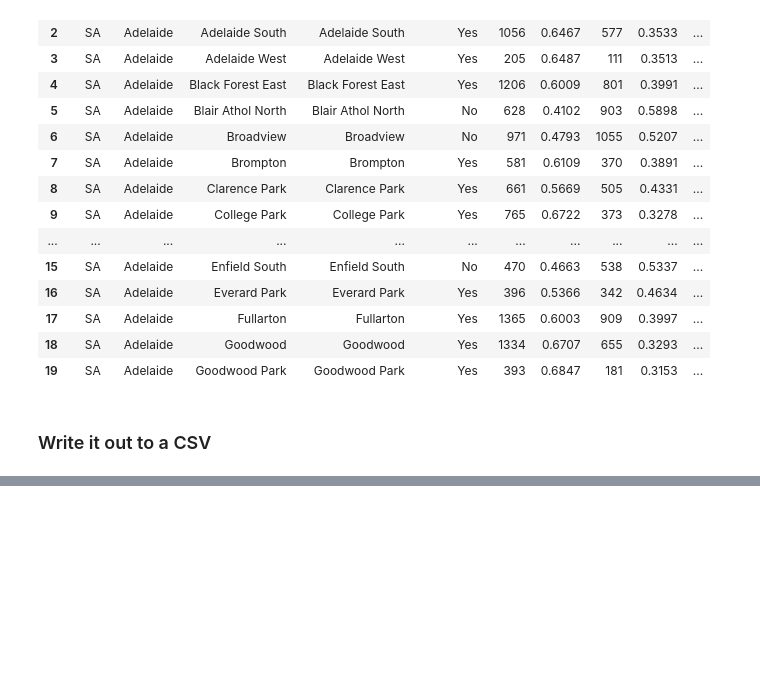
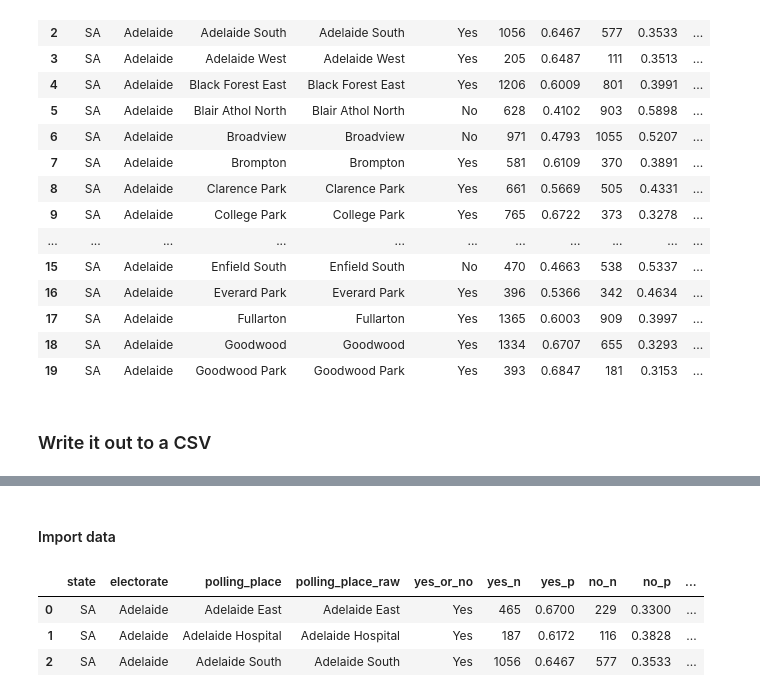
Before and after one commit to jaketclarke/australian_referenda, a Jupyter notebook: referenda_data_cleanup.ipynb, the cells around one changed output, grey strips where cells are left out. Drawn from its saved outputs; the diff is of its cells as text; code cells hidden in the pictures; blank space fills up the shorter version.

Commit message:
Moved group results by polling place code to data cleanup notebook

```diff
--- a/referenda_data_cleanup.ipynb
+++ b/referenda_data_cleanup.ipynb
@@ -421,0 +428,17 @@ df_republic.to_csv(
+# %% [markdown]
+#### Import data
+# %%
+# import data
+filepath = '1999_referenda_output/republic_referendum_by_electorate_by_polling_place.csv'
+
+df_republic = pd.read_csv(
+    filepath
+)
+
+# see import
+df_republic.head(3)
+# %% [output]
+|  | state | electorate | polling_place | polling_place_raw | yes_or_no | yes_n | yes_p | no_n | no_p | ... |
+| 0 | SA | Adelaide | Adelaide East | Adelaide East | Yes | 465 | 0.6700 | 229 | 0.3300 | ... |
+| 1 | SA | Adelaide | Adelaide Hospital | Adelaide Hospital | Yes | 187 | 0.6172 | 116 | 0.3828 | ... |
+| 2 | SA | Adelaide | Adelaide South | Adelaide South | Yes | 1056 | 0.6467 | 577 | 0.3533 | ... |
```
Also changed, not shown: parts of 5 cells of this notebook, 1 other file.
